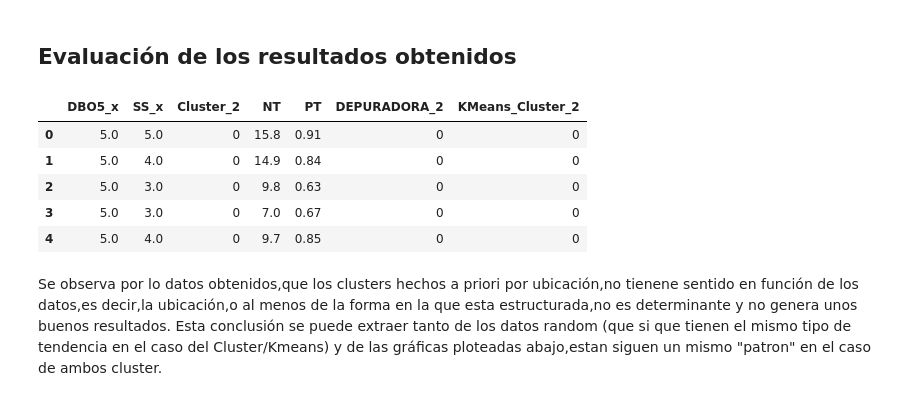
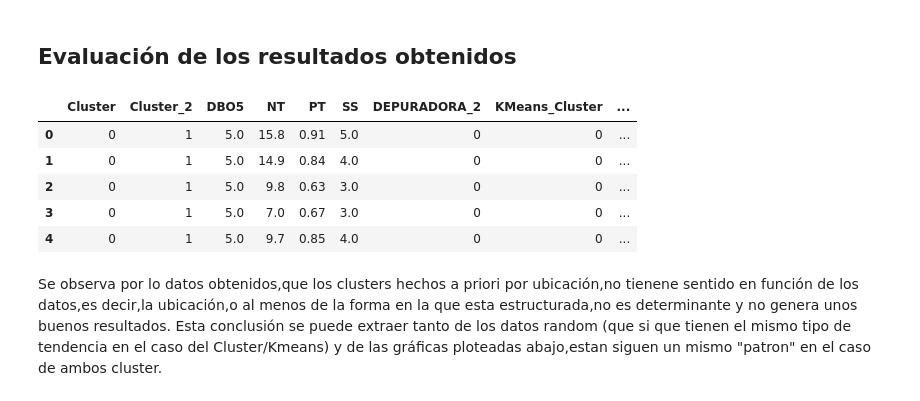
Before and after one commit to laura290/Project-Final, a Jupyter notebook: src/Resultados(a).ipynb, the cells around one changed output. Drawn from its saved outputs; the diff is of its cells as text; code cells hidden in the pictures.

```diff
--- a/src/Resultados(a).ipynb
+++ b/src/Resultados(a).ipynb
@@ -18,15 +18,15 @@ Unificamos ambos dataset que contienen los valores iniciales propuestos como hip
 ## Evaluación de los resultados obtenidos
 # %%
 data=pd.merge(df1, df2, on='Unnamed: 0')
-data_2=data.drop(columns=['DBO5_y','Unnamed: 0','SS_y','KMeans_Cluster'], axis=1)
+data_2=data.drop(columns=['Unnamed: 0'], axis=1)
 data_2.head()
 # %% [output]
-|  | DBO5_x | SS_x | Cluster_2 | NT | PT | DEPURADORA_2 | KMeans_Cluster_2 |
-| 0 | 5.0 | 5.0 | 0 | 15.8 | 0.91 | 0 | 0 |
-| 1 | 5.0 | 4.0 | 0 | 14.9 | 0.84 | 0 | 0 |
-| 2 | 5.0 | 3.0 | 0 | 9.8 | 0.63 | 0 | 0 |
-| 3 | 5.0 | 3.0 | 0 | 7.0 | 0.67 | 0 | 0 |
-| 4 | 5.0 | 4.0 | 0 | 9.7 | 0.85 | 0 | 0 |
+|  | Cluster | Cluster_2 | DBO5 | NT | PT | SS | DEPURADORA_2 | KMeans_Cluster | ... |
+| 0 | 0 | 1 | 5.0 | 15.8 | 0.91 | 5.0 | 0 | 0 | ... |
+| 1 | 0 | 1 | 5.0 | 14.9 | 0.84 | 4.0 | 0 | 0 | ... |
+| 2 | 0 | 1 | 5.0 | 9.8 | 0.63 | 3.0 | 0 | 0 | ... |
+| 3 | 0 | 1 | 5.0 | 7.0 | 0.67 | 3.0 | 0 | 0 | ... |
+| 4 | 0 | 1 | 5.0 | 9.7 | 0.85 | 4.0 | 0 | 0 | ... |
 # %% [markdown]
 Se observa por lo datos obtenidos,que los clusters hechos a priori por ubicación,no tienene sentido en función de los datos,es decir,la ubicación,o al menos de la forma en la que esta estructurada,no es determinante y no genera unos buenos resultados.
 Esta conclusión se puede extraer tanto de los datos random (que si que tienen el mismo tipo de tendencia en el caso del Cluster/Kmeans) y de las gráficas ploteadas abajo,estan siguen un mismo "patron" en el caso de ambos cluster.
```
Also changed, not shown: parts of 1 cell of this notebook, 6 other files.
